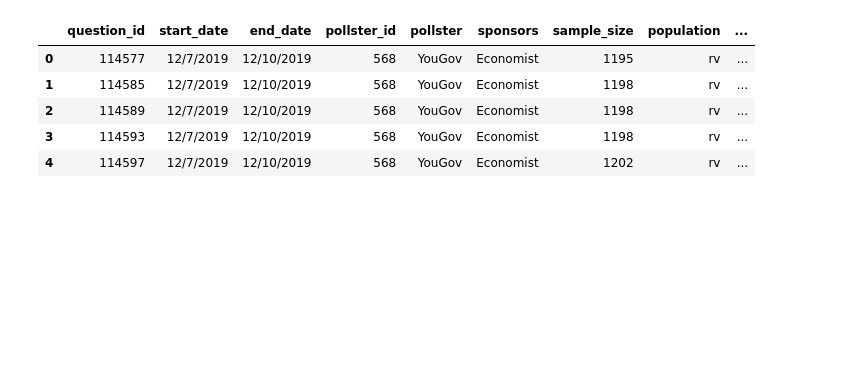
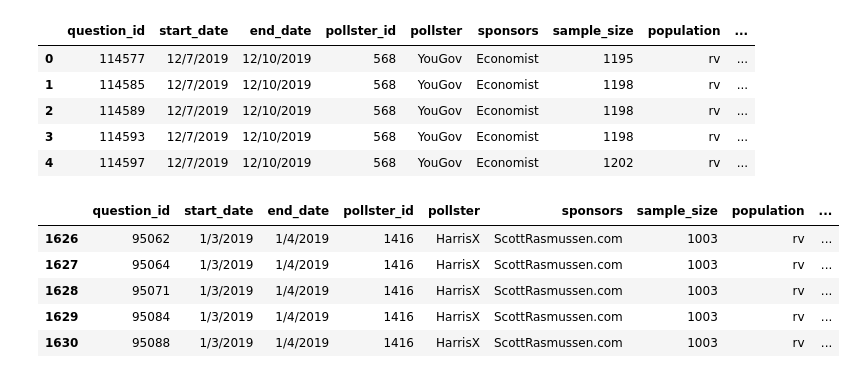
Before and after one commit to MSchell0129/Complex_Political_Phenomenon, a Jupyter notebook: Code_Files/2019_polling_data.ipynb, the cells around one changed output. Saved outputs shown, nothing was run; the diff lists cells and outputs as text; code cells hidden in the pictures; blank space fills up the shorter version.

```diff
--- a/Code_Files/2019_polling_data.ipynb
+++ b/Code_Files/2019_polling_data.ipynb
@@ -10,6 +10,15 @@ polling_df.head()
 | 2 | 114589 | 12/7/2019 | 12/10/2019 | 568 | YouGov | Economist | 1198 | rv | ... |
 | 3 | 114593 | 12/7/2019 | 12/10/2019 | 568 | YouGov | Economist | 1198 | rv | ... |
 | 4 | 114597 | 12/7/2019 | 12/10/2019 | 568 | YouGov | Economist | 1202 | rv | ... |
+# %%
+polling_df.tail()
+# %% [output]
+|  | question_id | start_date | end_date | pollster_id | pollster | sponsors | sample_size | population | ... |
+| 1626 | 95062 | 1/3/2019 | 1/4/2019 | 1416 | HarrisX | ScottRasmussen.com | 1003 | rv | ... |
+| 1627 | 95064 | 1/3/2019 | 1/4/2019 | 1416 | HarrisX | ScottRasmussen.com | 1003 | rv | ... |
+| 1628 | 95071 | 1/3/2019 | 1/4/2019 | 1416 | HarrisX | ScottRasmussen.com | 1003 | rv | ... |
+| 1629 | 95084 | 1/3/2019 | 1/4/2019 | 1416 | HarrisX | ScottRasmussen.com | 1003 | rv | ... |
+| 1630 | 95088 | 1/3/2019 | 1/4/2019 | 1416 | HarrisX | ScottRasmussen.com | 1003 | rv | ... |
 # %%
 polling_df.describe()
 # %% [output]
```
Also changed, not shown: parts of 10 cells of this notebook, 2 other files.
